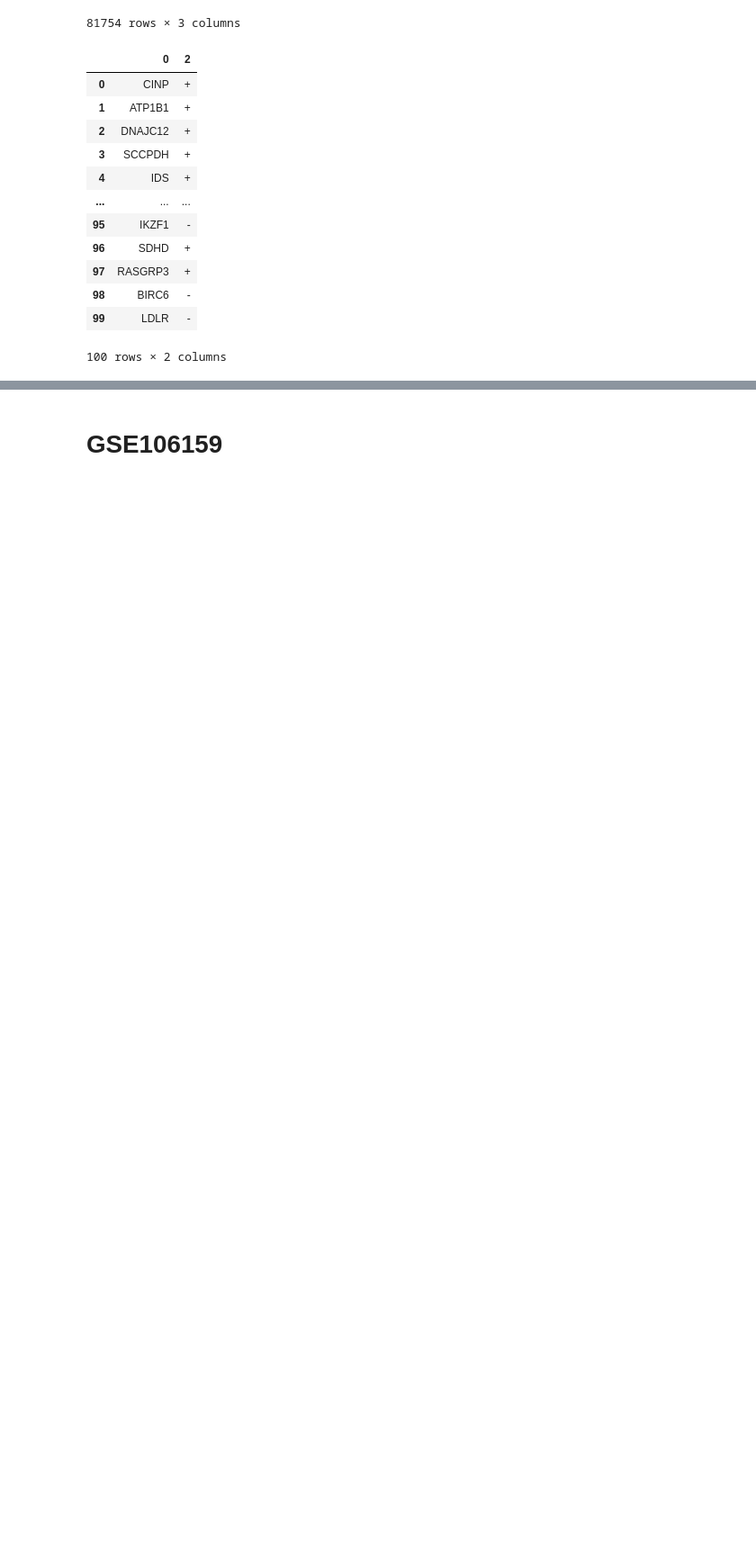
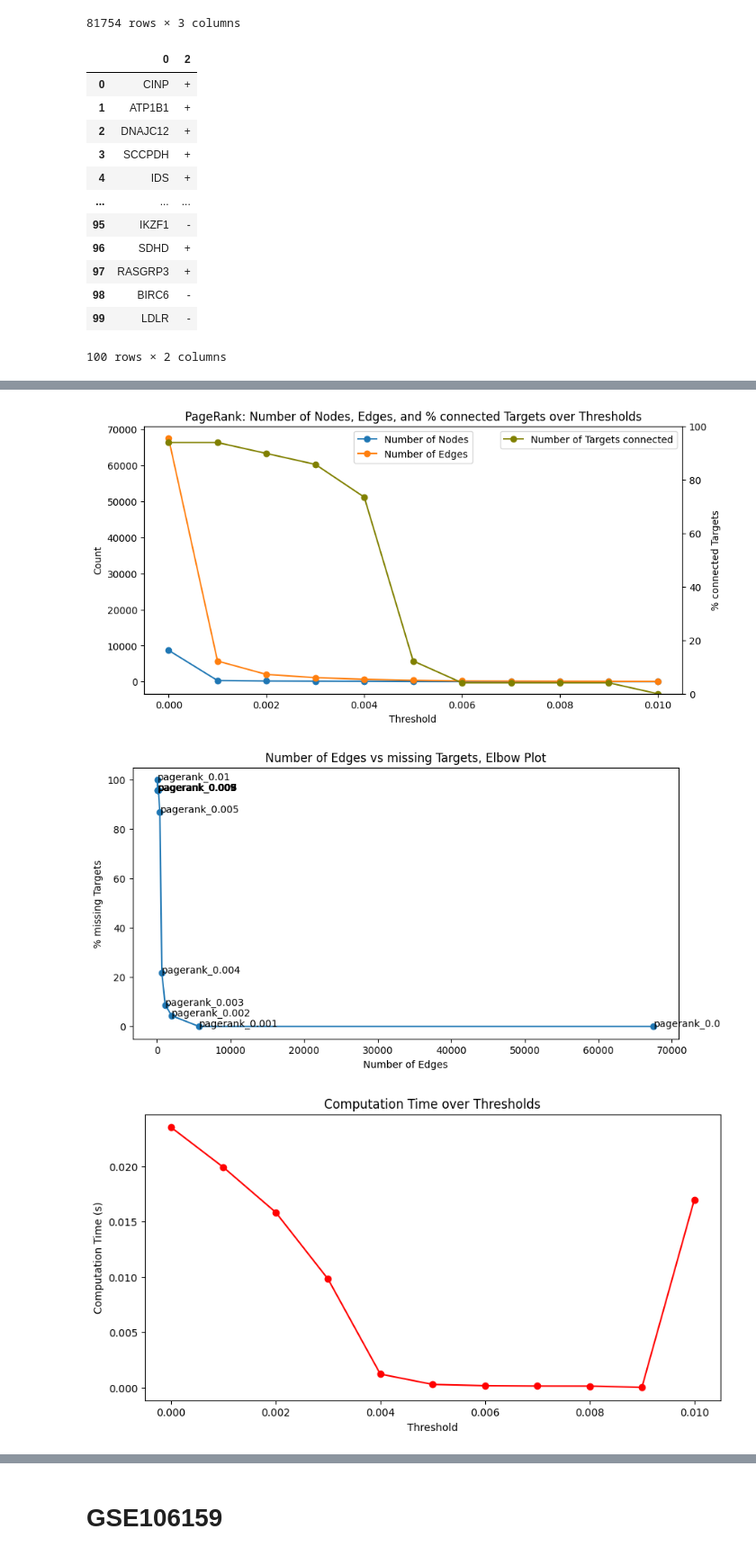
Before and after one commit to saezlab/uptown, a Jupyter notebook: data_applications.ipynb, the cells around one changed output, grey strips where cells are left out. Shown at 90% size. Cells and saved outputs as stored; diff of their text form; code cells hidden in the pictures; blank space fills up the shorter version.

```diff
--- a/data_applications.ipynb
+++ b/data_applications.ipynb
@@ -86,5 +73,6 @@ G_solver.target_dict = filtered_target_dict
 # %%
-P_solver = PageRankSolver(G)
-P_solver.source_dict = {'TGFB1': 1, 'TGFB2': 1, 'TGFB3': 1, 'IL2': 1}
-P_solver.target_dict = filtered_target_dict
+G1P_solver = PageRankSolver(G, 'trynska')
+G1P_solver.source_dict = {'TGFB1': 1, 'TGFB2': 1, 'TGFB3': 1, 'IL2': 1}
+filtered_target_dict = {key: value for key, value in target_dict.items() if key in G.nodes() and key not in G1P_solver.source_dict.keys()}
+G1P_solver.target_dict = filtered_target_dict
 # %%
@@ -348,0 +96,6 @@ plt.show()
+# %%
+G1P_solver.visualize_qcplots(is_sign_consistent=False)
+# %% [output]
+[figure, added]
+[figure, added]
+[figure, added]
```
Also changed, not shown: parts of 49 cells of this notebook, 2 other files.
